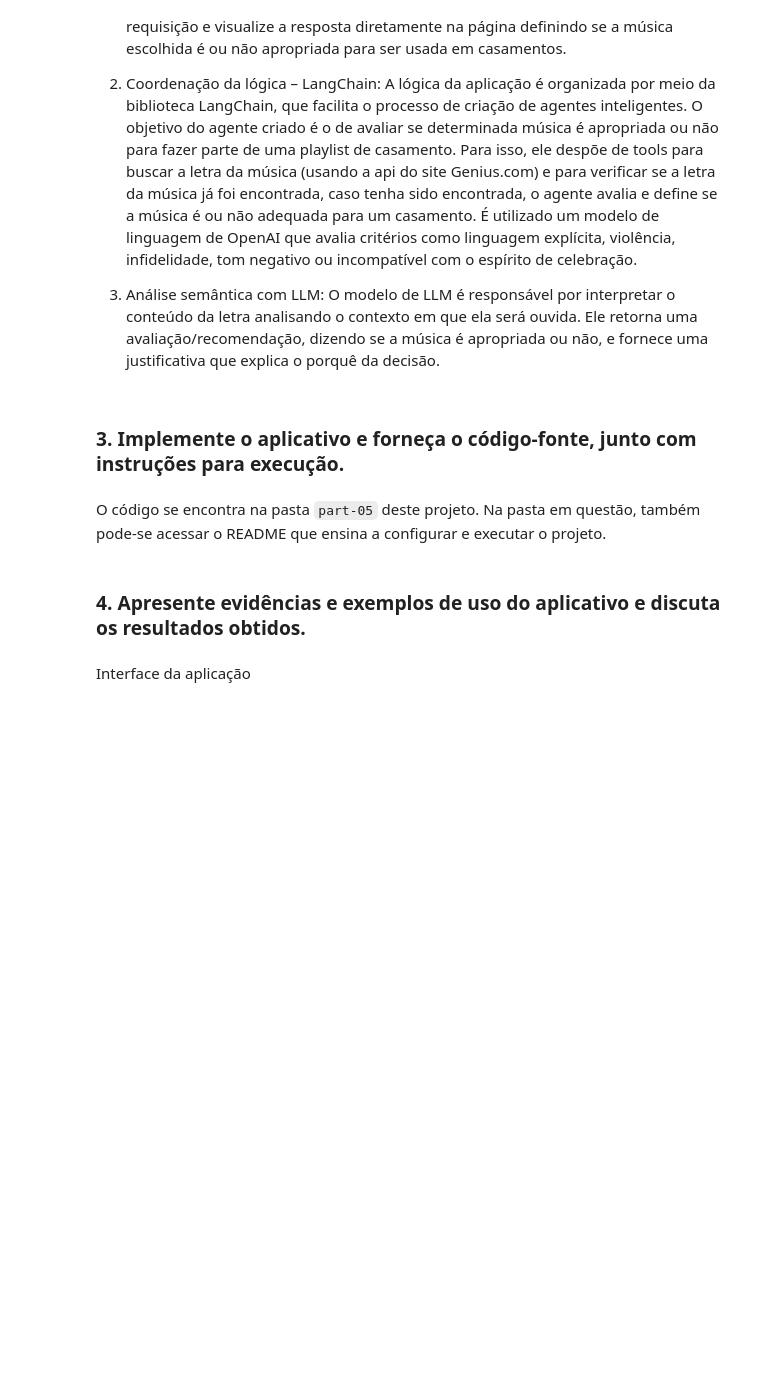
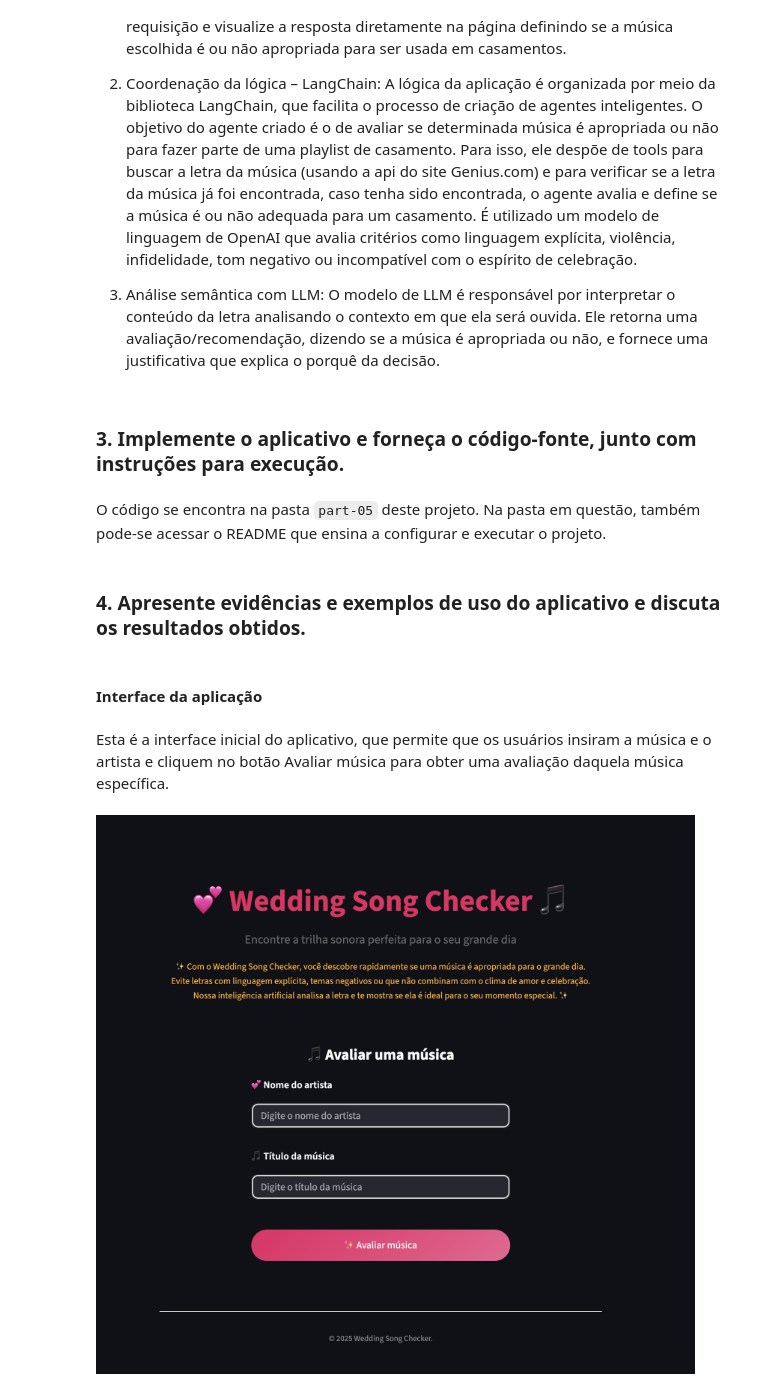
Before and after one commit to thealexandrelara/project-infnet-project-infnet-ia-generativa-para-linguagem-large-language-model-25e2_3, a Jupyter notebook: part-05.ipynb, the cells around one changed output. Drawn from its saved outputs; the diff is of its cells as text; code cells hidden in the pictures; blank space fills up the shorter version.

```diff
--- a/part-05.ipynb
+++ b/part-05.ipynb
@@ -42,4 +44,10 @@ O código se encontra na pasta `part-05` deste projeto. Na pasta em questão, ta
 # %% [markdown]
 ### 4. Apresente evidências e exemplos de uso do aplicativo e discuta os resultados obtidos.
 # %% [markdown]
-Interface da aplicação
+#### Interface da aplicação
+# %% [markdown]
+Esta é a interface inicial do aplicativo, que permite que os usuários insiram a música e o artista e cliquem no botão Avaliar música para obter uma avaliação daquela música específica.
+# %%
+Image.open('assets/2025-07-02 wedding song checker ui.png')
+# %% [output]
+[figure, added]
```
Also changed, not shown: parts of 11 cells of this notebook, 7 other files.
